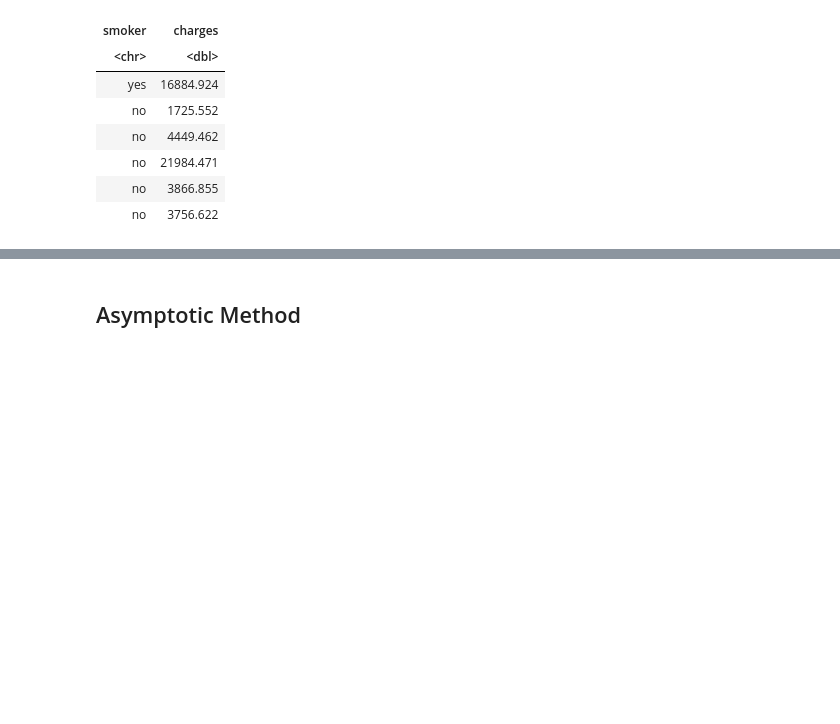
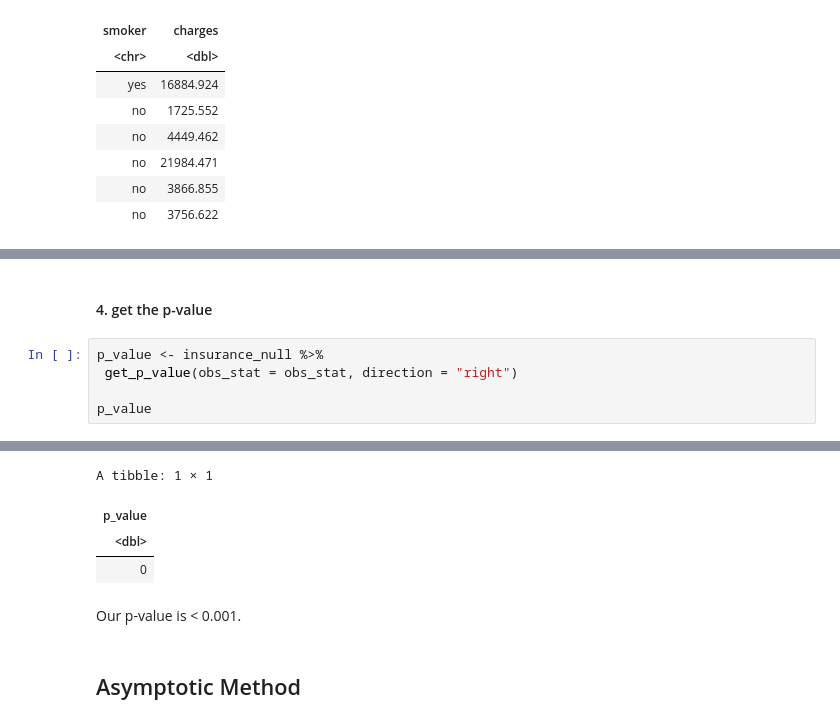
Before and after one commit to Yuji03b/STAT-201-GROUP-1, a Jupyter notebook: report.ipynb, the cells around one changed output, grey strips where cells are left out. Cells and saved outputs as stored; diff of their text form; blank space fills up the shorter version.

```diff
--- a/report.ipynb
+++ b/report.ipynb
@@ -229,0 +215,8 @@ The observed t-statistic is too large that no  bootstrap t-statistics exceed it,
+# %% [markdown]
+ #### 4. get the p-value
+# %%
+p_value <- insurance_null %>%
+ get_p_value(obs_stat = obs_stat, direction = "right")
+
+p_value
+# %% [output]
@@ -230,3 +225,9 @@ The observed t-statistic is too large that no  bootstrap t-statistics exceed it,
+A tibble: 1 × 1
+| p_value |
+| <dbl> |
+| 0 |
+# %% [markdown]
+Our p-value is < 0.001.
 # %% [markdown]
 ## Asymptotic Method
 # %%
```
Also changed, not shown: parts of 25 cells of this notebook.
